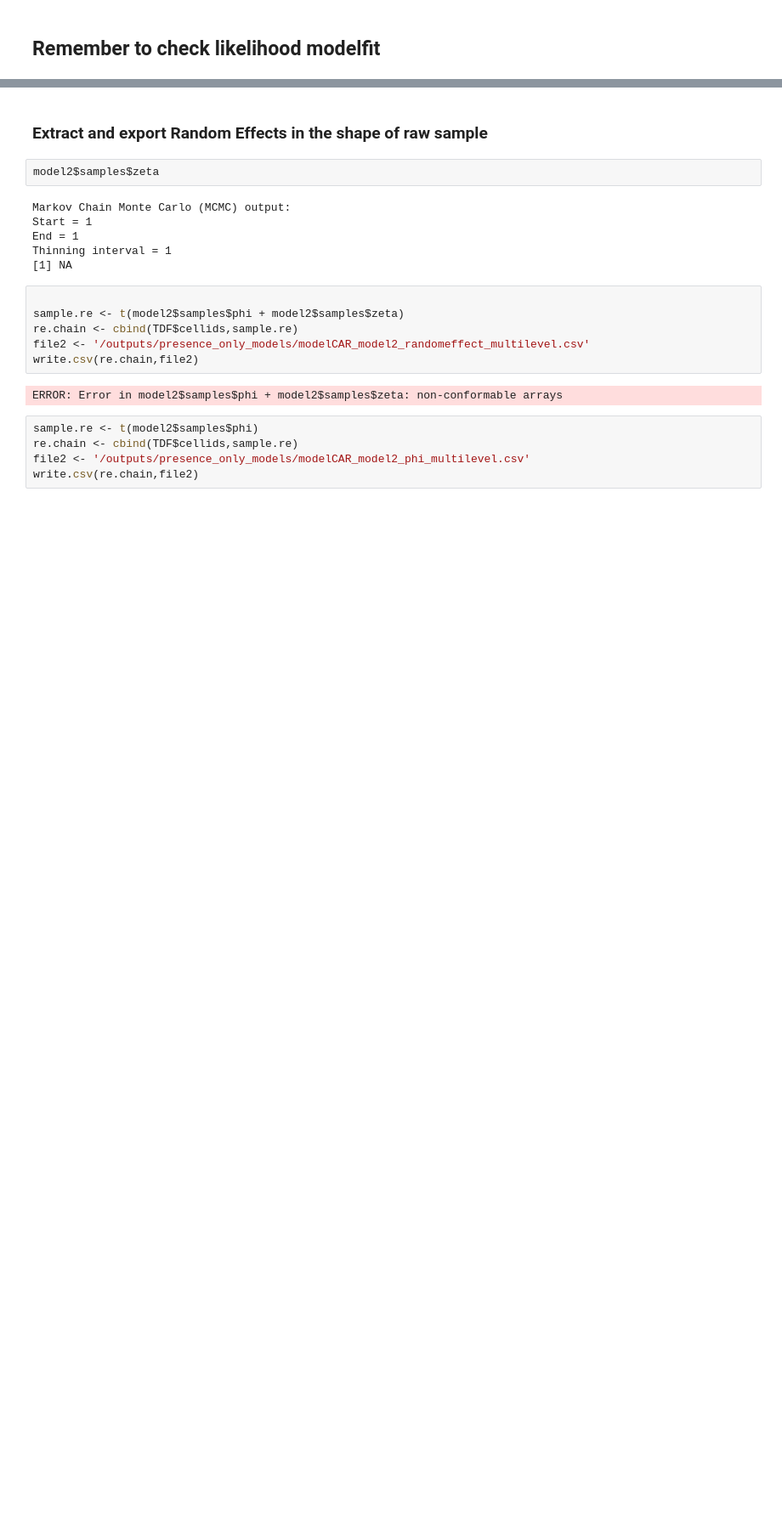
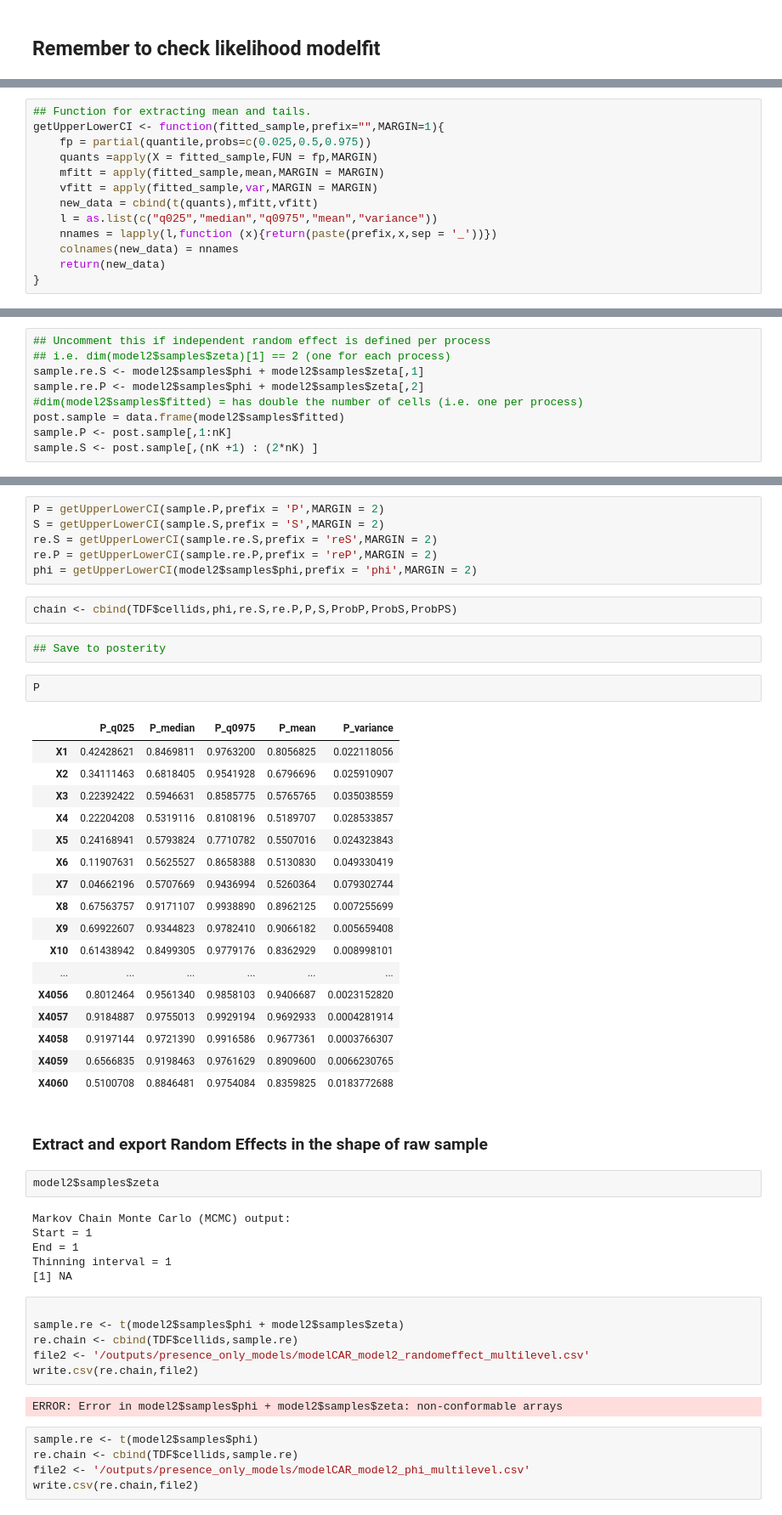
Before and after one commit to molgor/CAR-1SDM, a Jupyter notebook: biospytial.rwrapper/notebooks/CAR_models/model2/[Joint Multilevel] CAR-CrossValidation.ipynb, the cells around one changed output, grey strips where cells are left out. Shown at 85% size. Drawn from its saved outputs; the diff is of its cells as text; blank space fills up the shorter version.

```diff
--- a/biospytial.rwrapper/notebooks/CAR_models/model2/[Joint Multilevel] CAR-CrossValidation.ipynb
+++ b/biospytial.rwrapper/notebooks/CAR_models/model2/[Joint Multilevel] CAR-CrossValidation.ipynb
@@ -197,0 +176,13 @@ plot(model2$samples$beta)
+# %%
+## Function for extracting mean and tails.
+getUpperLowerCI <- function(fitted_sample,prefix="",MARGIN=1){
+    fp = partial(quantile,probs=c(0.025,0.5,0.975))
+    quants =apply(X = fitted_sample,FUN = fp,MARGIN)
+    mfitt = apply(fitted_sample,mean,MARGIN = MARGIN)
+    vfitt = apply(fitted_sample,var,MARGIN = MARGIN)
+    new_data = cbind(t(quants),mfitt,vfitt)
+    l = as.list(c("q025","median","q0975","mean","variance"))
+    nnames = lapply(l,function (x){return(paste(prefix,x,sep = '_'))})
+    colnames(new_data) = nnames
+    return(new_data)
+}
@@ -197,0 +197,9 @@ plot(model2$samples$beta)
+# %%
+## Uncomment this if independent random effect is defined per process
+## i.e. dim(model2$samples$zeta)[1] == 2 (one for each process)
+sample.re.S <- model2$samples$phi + model2$samples$zeta[,1]
+sample.re.P <- model2$samples$phi + model2$samples$zeta[,2]
+#dim(model2$samples$fitted) = has double the number of cells (i.e. one per process)
+post.sample = data.frame(model2$samples$fitted)
+sample.P <- post.sample[,1:nK]
+sample.S <- post.sample[,(nK +1) : (2*nK) ]
@@ -198,3 +218,33 @@ plot(model2$samples$beta)
+# %%
+P = getUpperLowerCI(sample.P,prefix = 'P',MARGIN = 2)
+S = getUpperLowerCI(sample.S,prefix = 'S',MARGIN = 2)
+re.S = getUpperLowerCI(sample.re.S,prefix = 'reS',MARGIN = 2)
+re.P = getUpperLowerCI(sample.re.P,prefix = 'reP',MARGIN = 2)
+phi = getUpperLowerCI(model2$samples$phi,prefix = 'phi',MARGIN = 2)
+# %%
+chain <- cbind(TDF$cellids,phi,re.S,re.P,P,S,ProbP,ProbS,ProbPS)
+# %%
+## Save to posterity
+# %%
+P
+# %% [output]
+|  | P_q025 | P_median | P_q0975 | P_mean | P_variance |
+| X1 | 0.42428621 | 0.8469811 | 0.9763200 | 0.8056825 | 0.022118056 |
+| X2 | 0.34111463 | 0.6818405 | 0.9541928 | 0.6796696 | 0.025910907 |
+| X3 | 0.22392422 | 0.5946631 | 0.8585775 | 0.5765765 | 0.035038559 |
+| X4 | 0.22204208 | 0.5319116 | 0.8108196 | 0.5189707 | 0.028533857 |
+| X5 | 0.24168941 | 0.5793824 | 0.7710782 | 0.5507016 | 0.024323843 |
+| X6 | 0.11907631 | 0.5625527 | 0.8658388 | 0.5130830 | 0.049330419 |
+| X7 | 0.04662196 | 0.5707669 | 0.9436994 | 0.5260364 | 0.079302744 |
+| X8 | 0.67563757 | 0.9171107 | 0.9938890 | 0.8962125 | 0.007255699 |
+| X9 | 0.69922607 | 0.9344823 | 0.9782410 | 0.9066182 | 0.005659408 |
+| X10 | 0.61438942 | 0.8499305 | 0.9779176 | 0.8362929 | 0.008998101 |
+| ... | ... | ... | ... | ... | ... |
+| X4056 | 0.8012464 | 0.9561340 | 0.9858103 | 0.9406687 | 0.0023152820 |
+| X4057 | 0.9184887 | 0.9755013 | 0.9929194 | 0.9692933 | 0.0004281914 |
+| X4058 | 0.9197144 | 0.9721390 | 0.9916586 | 0.9677361 | 0.0003766307 |
+| X4059 | 0.6566835 | 0.9198463 | 0.9761629 | 0.8909600 | 0.0066230765 |
+| X4060 | 0.5100708 | 0.8846481 | 0.9754084 | 0.8359825 | 0.0183772688 |
 # %% [markdown]
 ### Extract and export Random Effects in the shape of raw sample
 # %%
```
Also changed, not shown: parts of 23 cells of this notebook, 3 other files.
